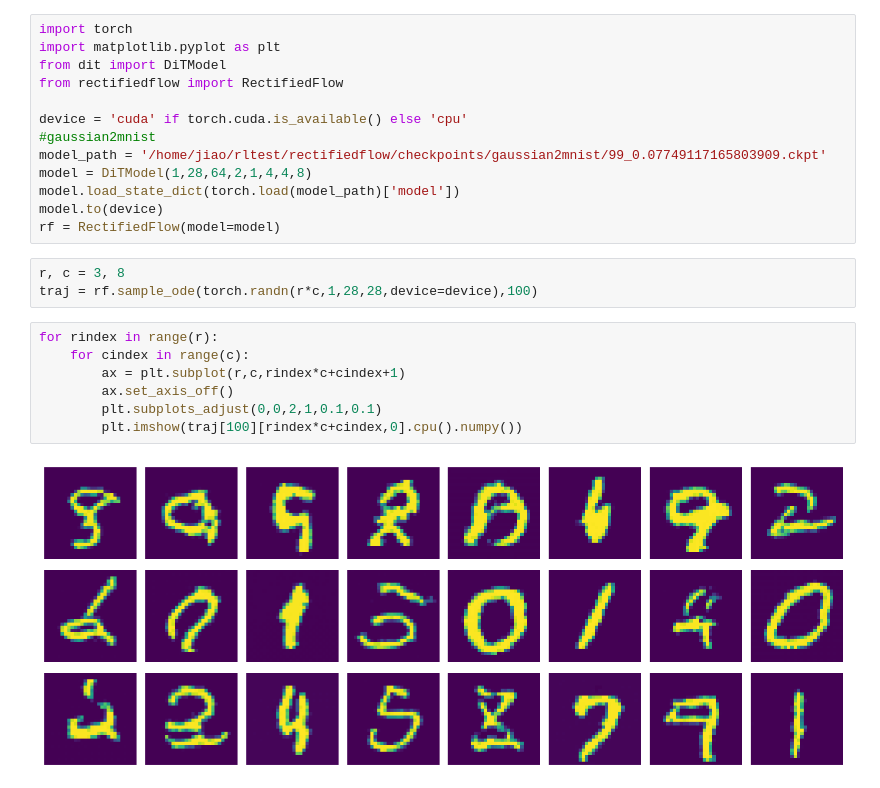
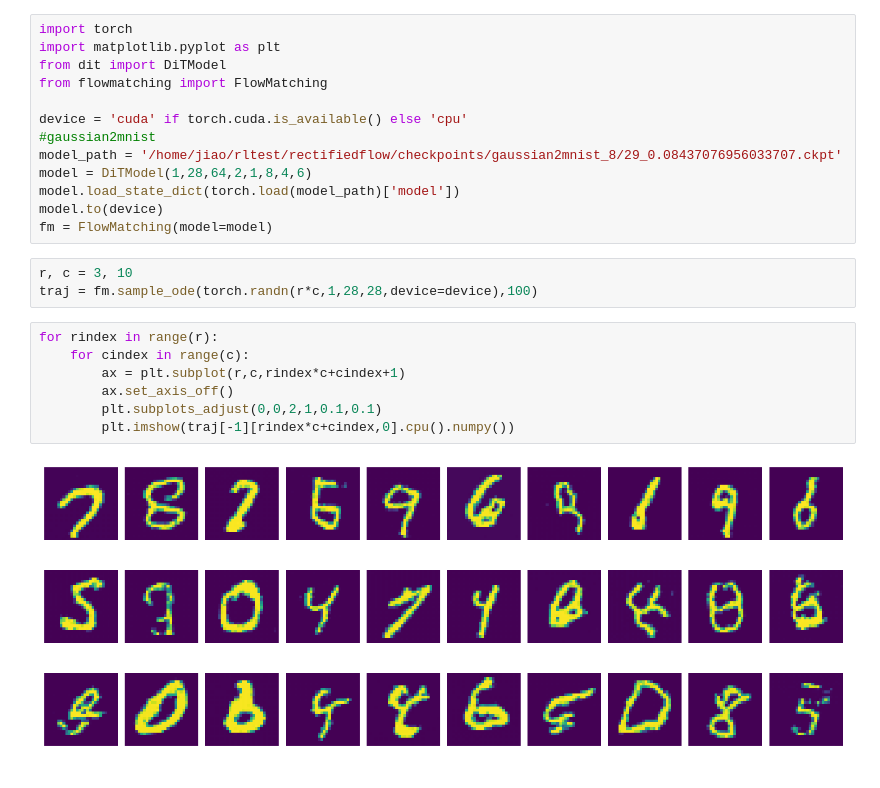
Before and after one commit to lanpartis/rectifiedflow, a Jupyter notebook: infer.ipynb, the cells around one changed output. Saved outputs shown, nothing was run; the diff lists cells and outputs as text.

```diff
--- a/infer.ipynb
+++ b/infer.ipynb
@@ -2,27 +2,27 @@
 import torch
 import matplotlib.pyplot as plt
 from dit import DiTModel
-from rectifiedflow import RectifiedFlow
+from flowmatching import FlowMatching
 
 device = 'cuda' if torch.cuda.is_available() else 'cpu'
 #gaussian2mnist
-model_path = '/home/jiao/rltest/rectifiedflow/checkpoints/gaussian2mnist/99_0.07749117165803909.ckpt'
-model = DiTModel(1,28,64,2,1,4,4,8)
+model_path = '/home/jiao/rltest/rectifiedflow/checkpoints/gaussian2mnist_8/29_0.08437076956033707.ckpt'
+model = DiTModel(1,28,64,2,1,8,4,6)
 model.load_state_dict(torch.load(model_path)['model'])
 model.to(device)
-rf = RectifiedFlow(model=model)
+fm = FlowMatching(model=model)
 # %%
-r, c = 3, 8
-traj = rf.sample_ode(torch.randn(r*c,1,28,28,device=device),100)
+r, c = 3, 10
+traj = fm.sample_ode(torch.randn(r*c,1,28,28,device=device),100)
 # %%
 for rindex in range(r):
     for cindex in range(c):
         ax = plt.subplot(r,c,rindex*c+cindex+1)
         ax.set_axis_off()
         plt.subplots_adjust(0,0,2,1,0.1,0.1)
-        plt.imshow(traj[100][rindex*c+cindex,0].cpu().numpy())
+        plt.imshow(traj[-1][rindex*c+cindex,0].cpu().numpy())
 # %% [output]
-[figure, old version]
+[figure, new version]
 # %%
 n=5
 for nindex in range(n):
```
Also changed, not shown: parts of 1 cell of this notebook, 7 other files.
